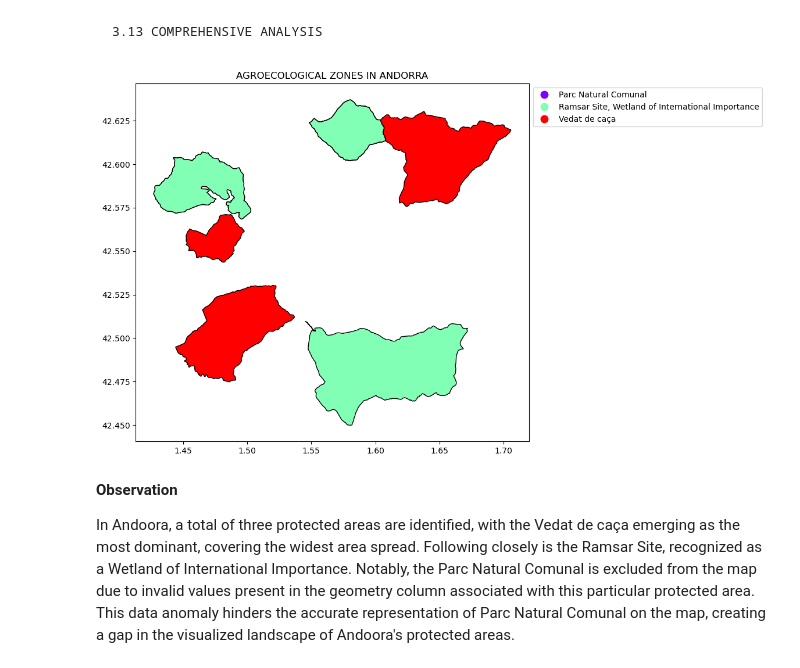
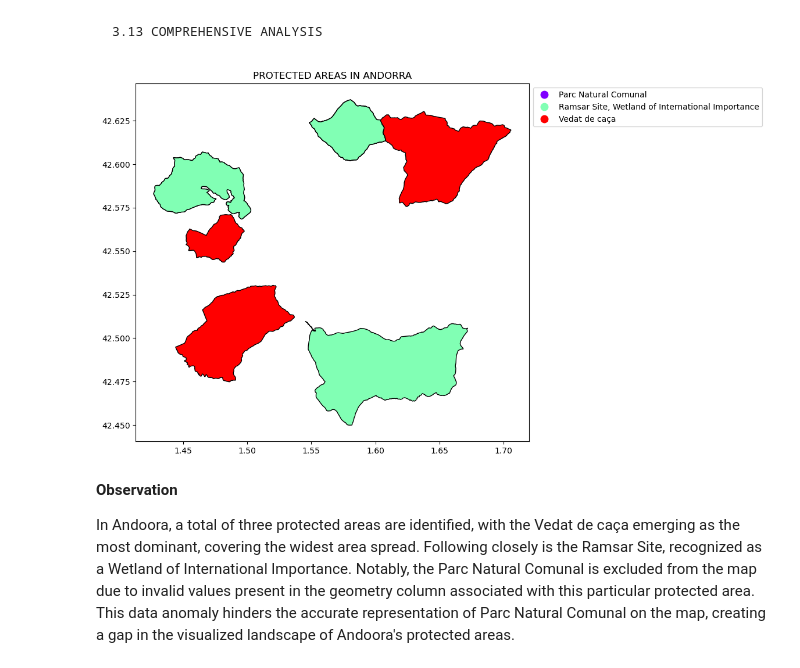
Before and after one commit to Temiwaji/Outreachy-Internship, a Jupyter notebook: Andorra/Comprehensive Analysis of Geospatial Data_Andorra.ipynb, the cells around one changed output. Saved outputs shown, nothing was run; the diff lists cells and outputs as text; code cells hidden in the pictures.

```diff
--- a/Andorra/Comprehensive Analysis of Geospatial Data_Andorra.ipynb
+++ b/Andorra/Comprehensive Analysis of Geospatial Data_Andorra.ipynb
@@ -449,15 +449,15 @@ There are only two records for the geometric type in the dataframe.
 # %%
 # Create plot
 fig, ax = plt.subplots(figsize=(12, 8))
 
 # Plot the agroecological zones
 and_protected_areas.plot(ax=ax, cmap="rainbow", column="DESIG", legend=True, legend_kwds={"bbox_to_anchor": (1, 1), "loc": "upper left"}, edgecolor="black")
-ax.set_title("AGROECOLOGICAL ZONES IN ANDORRA")
+ax.set_title("PROTECTED AREAS IN ANDORRA")
 
 # Display plot
 plt.show()
 # %% [output]
-[figure, old version]
+[figure, new version]
 # %% [markdown]
 **Observation**
 
```
Also changed, not shown: parts of 10 cells of this notebook, 3 other files.
